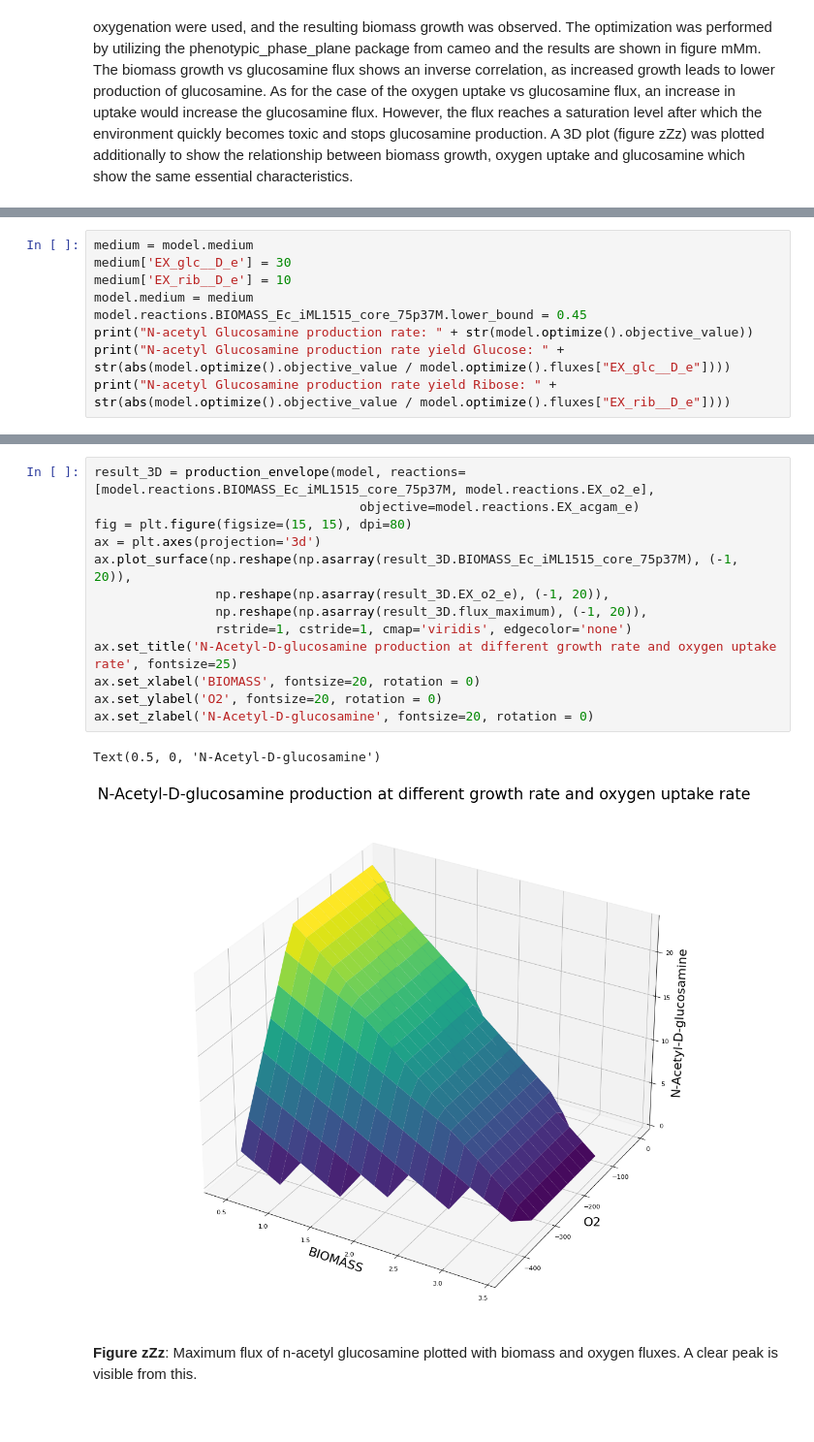
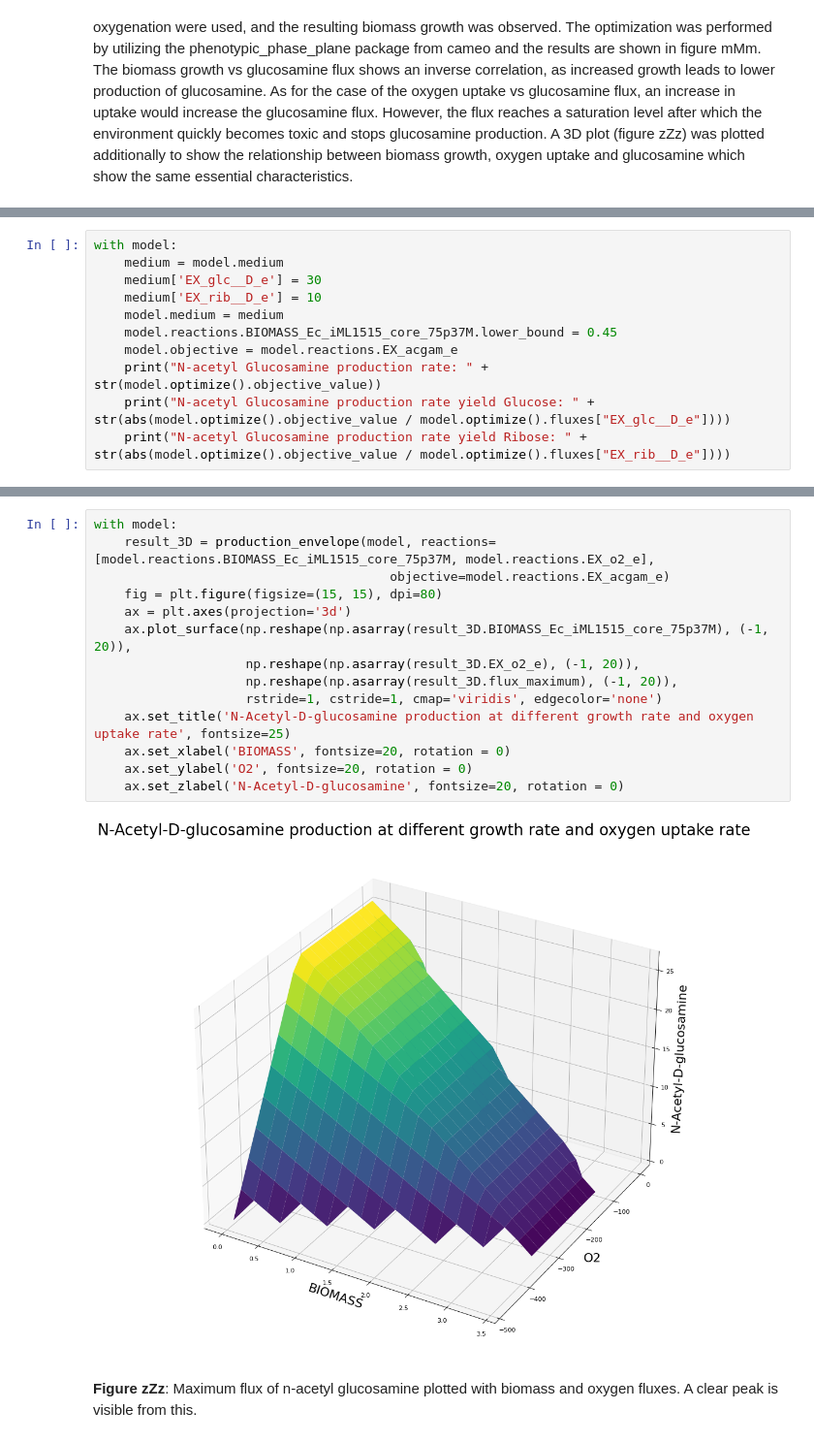
Before and after one commit to 27410/27410-group-assigment-group-13-glucosamine-in-e-coli, a Jupyter notebook: Report.ipynb, the cells around one changed output, grey strips where cells are left out. Shown at 97% size. Cells and saved outputs as stored; diff of their text form; blank space fills up the shorter version.

```diff
--- a/Report.ipynb
+++ b/Report.ipynb
@@ -304,10 +306,12 @@ N-acetyl Glucosamine production rate yield: 0.5940641475465539
 # %%
-medium = model.medium
-medium['EX_glc__D_e'] = 30
-medium['EX_rib__D_e'] = 10
-model.medium = medium
-model.reactions.BIOMASS_Ec_iML1515_core_75p37M.lower_bound = 0.45
-print("N-acetyl Glucosamine production rate: " + str(model.optimize().objective_value))
-print("N-acetyl Glucosamine production rate yield Glucose: " + str(abs(model.optimize().objective_value / model.optimize().fluxes["EX_glc__D_e"])))
-print("N-acetyl Glucosamine production rate yield Ribose: " + str(abs(model.optimize().objective_value / model.optimize().fluxes["EX_rib__D_e"])))
+with model:
+    medium = model.medium
+    medium['EX_glc__D_e'] = 30
+    medium['EX_rib__D_e'] = 10
+    model.medium = medium
+    model.reactions.BIOMASS_Ec_iML1515_core_75p37M.lower_bound = 0.45
+    model.objective = model.reactions.EX_acgam_e
+    print("N-acetyl Glucosamine production rate: " + str(model.optimize().objective_value))
+    print("N-acetyl Glucosamine production rate yield Glucose: " + str(abs(model.optimize().objective_value / model.optimize().fluxes["EX_glc__D_e"])))
+    print("N-acetyl Glucosamine production rate yield Ribose: " + str(abs(model.optimize().objective_value / model.optimize().fluxes["EX_rib__D_e"])))
 # %% [output]
@@ -317,18 +321,18 @@ N-acetyl Glucosamine production rate yield Ribose: 2.355718005148647
 # %%
-result_3D = production_envelope(model, reactions=[model.reactions.BIOMASS_Ec_iML1515_core_75p37M, model.reactions.EX_o2_e],
-                                   objective=model.reactions.EX_acgam_e)
-fig = plt.figure(figsize=(15, 15), dpi=80)
-ax = plt.axes(projection='3d')
-ax.plot_surface(np.reshape(np.asarray(result_3D.BIOMASS_Ec_iML1515_core_75p37M), (-1, 20)),
-                np.reshape(np.asarray(result_3D.EX_o2_e), (-1, 20)),
-                np.reshape(np.asarray(result_3D.flux_maximum), (-1, 20)),
-                rstride=1, cstride=1, cmap='viridis', edgecolor='none')
-ax.set_title('N-Acetyl-D-glucosamine production at different growth rate and oxygen uptake rate', fontsize=25)
-ax.set_xlabel('BIOMASS', fontsize=20, rotation = 0)
-ax.set_ylabel('O2', fontsize=20, rotation = 0)
-ax.set_zlabel('N-Acetyl-D-glucosamine', fontsize=20, rotation = 0)
+with model:
+    result_3D = production_envelope(model, reactions=[model.reactions.BIOMASS_Ec_iML1515_core_75p37M, model.reactions.EX_o2_e],
+                                       objective=model.reactions.EX_acgam_e)
+    fig = plt.figure(figsize=(15, 15), dpi=80)
+    ax = plt.axes(projection='3d')
+    ax.plot_surface(np.reshape(np.asarray(result_3D.BIOMASS_Ec_iML1515_core_75p37M), (-1, 20)),
+                    np.reshape(np.asarray(result_3D.EX_o2_e), (-1, 20)),
+                    np.reshape(np.asarray(result_3D.flux_maximum), (-1, 20)),
+                    rstride=1, cstride=1, cmap='viridis', edgecolor='none')
+    ax.set_title('N-Acetyl-D-glucosamine production at different growth rate and oxygen uptake rate', fontsize=25)
+    ax.set_xlabel('BIOMASS', fontsize=20, rotation = 0)
+    ax.set_ylabel('O2', fontsize=20, rotation = 0)
+    ax.set_zlabel('N-Acetyl-D-glucosamine', fontsize=20, rotation = 0)
 # %% [output]
-Text(0.5, 0, 'N-Acetyl-D-glucosamine')
-[figure, old version]
+[figure, new version]
 # %% [markdown]
 **Figure zZz**: Maximum flux of n-acetyl glucosamine plotted with biomass and oxygen fluxes. A clear peak is visible from this.
```
Also changed, not shown: parts of 13 cells of this notebook, 4 other files.
